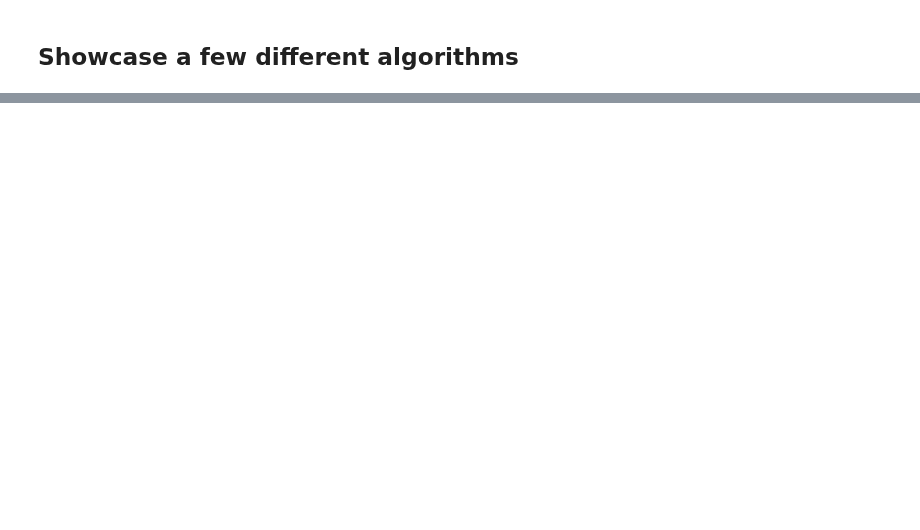
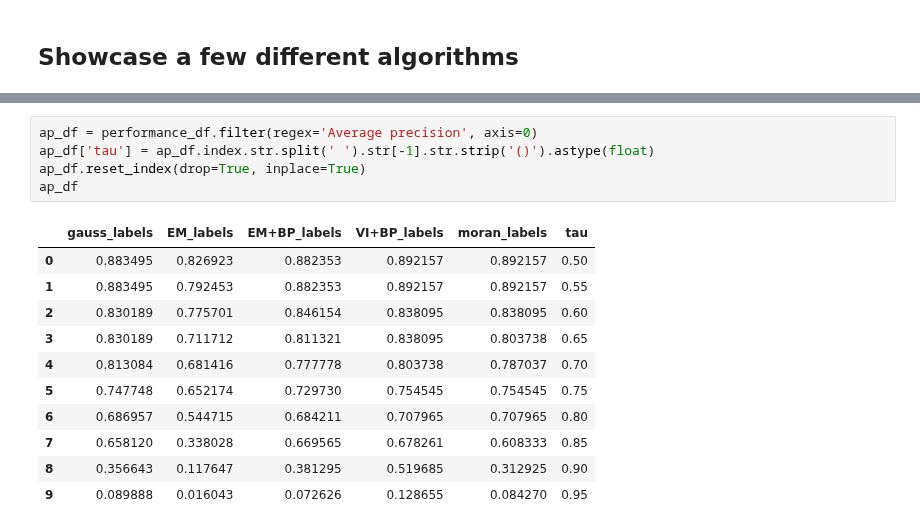
Before and after one commit to aristoteleo/spateo-notebooks, a Jupyter notebook: segmentation/simulate_cells.ipynb, the cells around one changed output, grey strips where cells are left out. Drawn from its saved outputs; the diff is of its cells as text; blank space fills up the shorter version.

```diff
--- a/segmentation/simulate_cells.ipynb
+++ b/segmentation/simulate_cells.ipynb
@@ -117,0 +177,17 @@ for i, method in enumerate(methods):
+# %%
+ap_df = performance_df.filter(regex='Average precision', axis=0)
+ap_df['tau'] = ap_df.index.str.split(' ').str[-1].str.strip('()').astype(float)
+ap_df.reset_index(drop=True, inplace=True)
+ap_df
+# %% [output]
+|  | gauss_labels | EM_labels | EM+BP_labels | VI+BP_labels | moran_labels | tau |
+| 0 | 0.883495 | 0.826923 | 0.882353 | 0.892157 | 0.892157 | 0.50 |
+| 1 | 0.883495 | 0.792453 | 0.882353 | 0.892157 | 0.892157 | 0.55 |
+| 2 | 0.830189 | 0.775701 | 0.846154 | 0.838095 | 0.838095 | 0.60 |
+| 3 | 0.830189 | 0.711712 | 0.811321 | 0.838095 | 0.803738 | 0.65 |
+| 4 | 0.813084 | 0.681416 | 0.777778 | 0.803738 | 0.787037 | 0.70 |
+| 5 | 0.747748 | 0.652174 | 0.729730 | 0.754545 | 0.754545 | 0.75 |
+| 6 | 0.686957 | 0.544715 | 0.684211 | 0.707965 | 0.707965 | 0.80 |
+| 7 | 0.658120 | 0.338028 | 0.669565 | 0.678261 | 0.608333 | 0.85 |
+| 8 | 0.356643 | 0.117647 | 0.381295 | 0.519685 | 0.312925 | 0.90 |
+| 9 | 0.089888 | 0.016043 | 0.072626 | 0.128655 | 0.084270 | 0.95 |
```
Also changed, not shown: parts of 9 cells of this notebook.
